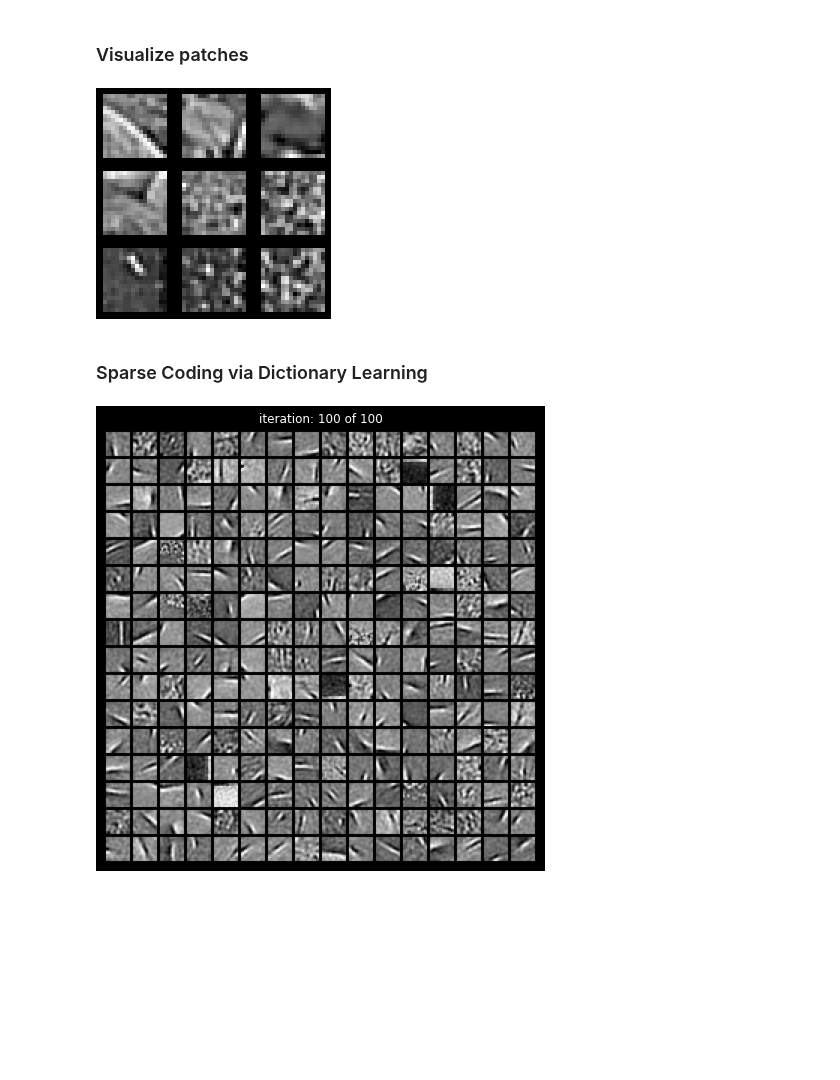
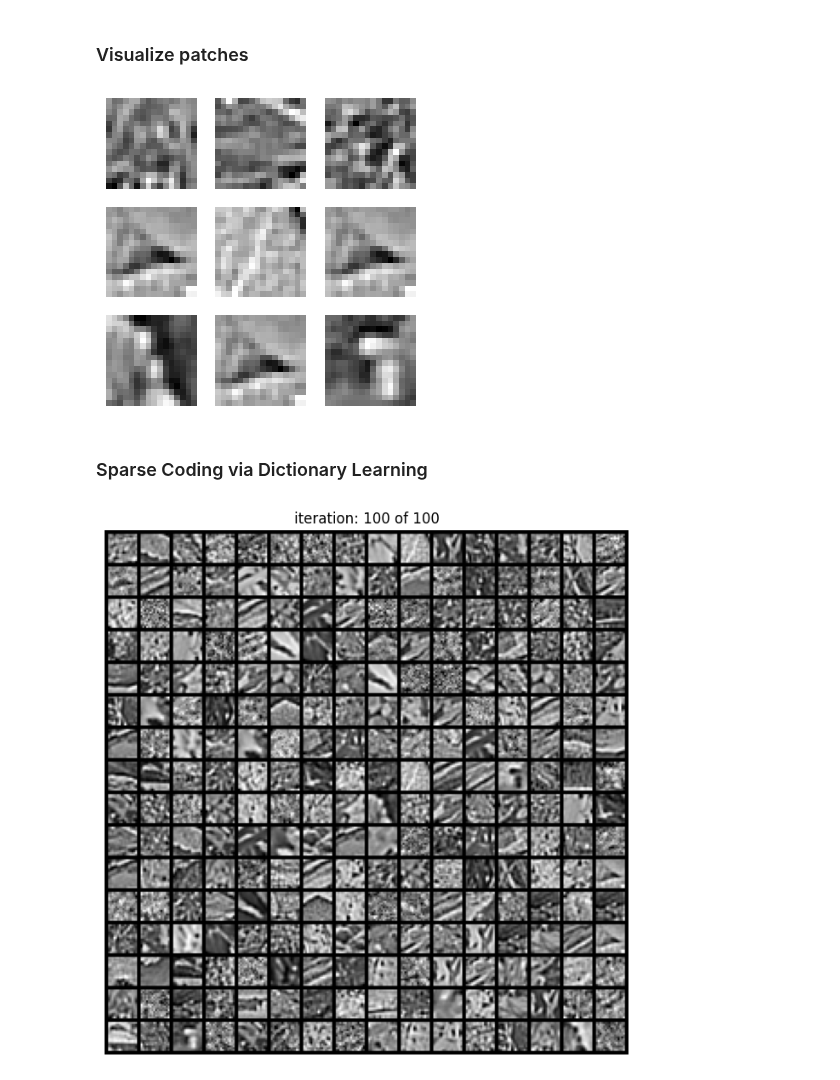
Before and after one commit to rctn/sparsecoding, a Jupyter notebook: examples/ista_example.ipynb, the cells around one changed output. Drawn from its saved outputs; the diff is of its cells as text; code cells hidden in the pictures; blank space fills up the shorter version.

Commit message:
remove sparsecoding.preprocess dependencies

```diff
--- a/examples/ista_example.ipynb
+++ b/examples/ista_example.ipynb
@@ -18,29 +18,29 @@ from sparsecoding.visualization import plot_patches
 img_dir = os.path.join(os.environ['DATA_PATH'],'data','IMAGES.mat')
 
 images = loadmat(img_dir)['IMAGES']
-images = torch.tensor(images)
+images = torch.tensor(images).permute([2,0,1]).unsqueeze(1)
+images = images.type(torch.float32)
+n_images = images.shape[-1]
+n_patches = 100
+patch_size = 16
+patches = sample_random_patches(image=images, patch_size=patch_size, num_patches=n_patches)
+data = patches.reshape([n_patches, -1])
+
+n_samples, n_features = data.shape
-# %%
-n_images = images.shape[-1]
-n_divisions = 32
-
-image_data, n_images, n_divisions, patch_size_x, patch_size_y = patch_images(images, n_divisions=n_divisions)
-data = preprocess_images(image_data, patch_size_x, patch_size_y)
-
-n_samples, n_features = data.shape
 # %% [markdown]
 ### Visualize patches
 # %%
 figure = plt.figure(figsize=(4,4))
 cols, rows = 3, 3
 for i in range(1, cols * rows + 1):
     sample_idx = torch.randint(len(data), size=(1,)).item()
     img = (data[sample_idx])
     figure.add_subplot(rows, cols, i)
     plt.axis("off")
-    plt.imshow(img.squeeze().reshape([patch_size_x,patch_size_y]), cmap="gray")
+    plt.imshow(img.squeeze().reshape([patch_size,patch_size]), cmap="gray")
 plt.show()
 # %% [output]
-[figure, old version]
+[figure, new version]
 # %% [markdown]
 ### Sparse Coding via Dictionary Learning
 # %%
@@ -61,7 +61,7 @@ for i in range(n_epoch//montage_update_rate):
 
 fig,ax = plot_dictionary(sc.dictionary,fig=fig,ax=ax,title='iteration: %d of %d'%(n_epoch,n_epoch),nrow=nrow)
 # %% [output]
-[figure, old version]
+[figure, new version]
 # %%
 dictionary = torch.tensor(sc.get_numpy_dictionary().astype(np.float32))
 a = ista.infer(data, dictionary)
```
Also changed, not shown: parts of 4 cells of this notebook, 2 other files.
